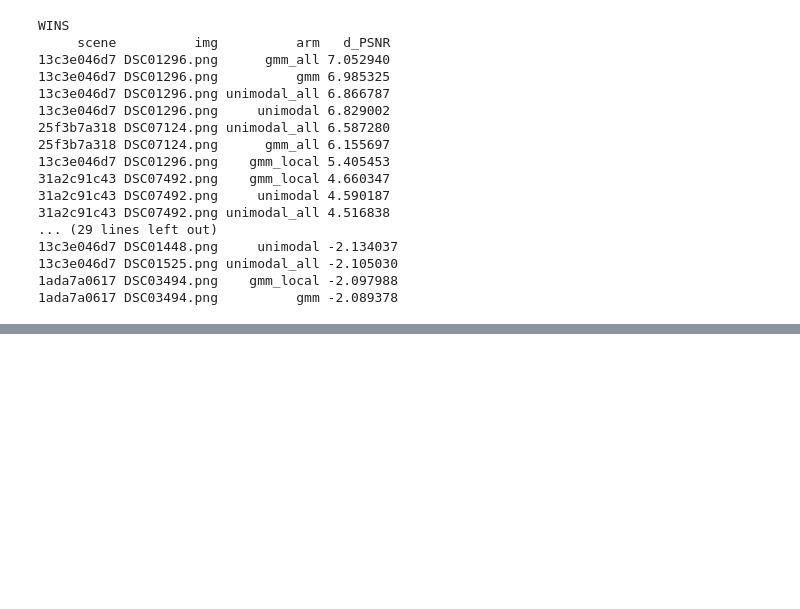
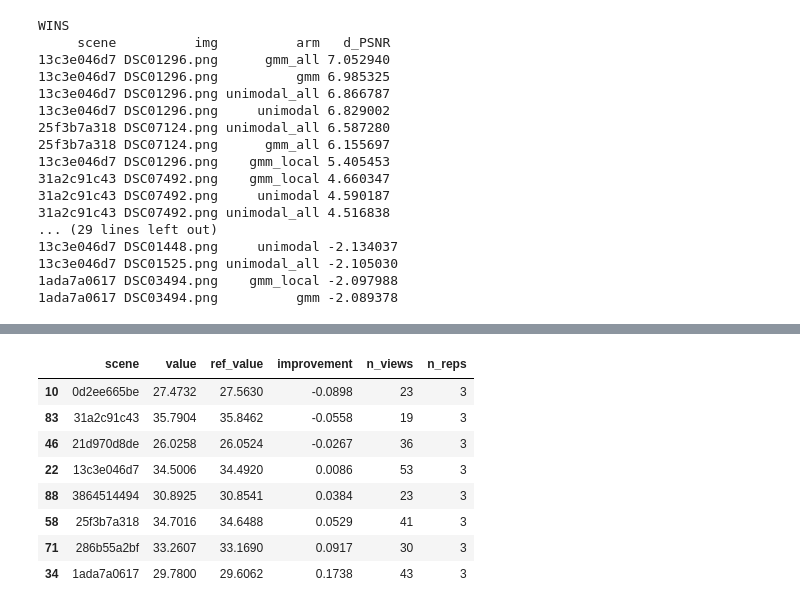
Before and after one commit to adamburhan/depth-aware-BA, a Jupyter notebook: src/depthba/eval/nvs/scannetpp/analyze_results.ipynb, the cells around one changed output, grey strips where cells are left out. Drawn from its saved outputs; the diff is of its cells as text; code cells hidden in the pictures; blank space fills up the shorter version.

```diff
--- a/src/depthba/eval/nvs/scannetpp/analyze_results.ipynb
+++ b/src/depthba/eval/nvs/scannetpp/analyze_results.ipynb
@@ -232,0 +321,15 @@ WINS
+# %%
+q = sens[(sens.metric == "PSNR") & (sens.sigma_scale == 2.0)
+         & (sens.sensor == "amb3r_unimodal_all")]
+q.sort_values("improvement")[["scene", "value", "ref_value", "improvement",
+                              "n_views", "n_reps"]]
+# %% [output]
+|  | scene | value | ref_value | improvement | n_views | n_reps |
+| 10 | 0d2ee665be | 27.4732 | 27.5630 | -0.0898 | 23 | 3 |
+| 83 | 31a2c91c43 | 35.7904 | 35.8462 | -0.0558 | 19 | 3 |
+| 46 | 21d970d8de | 26.0258 | 26.0524 | -0.0267 | 36 | 3 |
+| 22 | 13c3e046d7 | 34.5006 | 34.4920 | 0.0086 | 53 | 3 |
+| 88 | 3864514494 | 30.8925 | 30.8541 | 0.0384 | 23 | 3 |
+| 58 | 25f3b7a318 | 34.7016 | 34.6488 | 0.0529 | 41 | 3 |
+| 71 | 286b55a2bf | 33.2607 | 33.1690 | 0.0917 | 30 | 3 |
+| 34 | 1ada7a0617 | 29.7800 | 29.6062 | 0.1738 | 43 | 3 |
```
Also changed, not shown: parts of 6 cells of this notebook, 17 other files.
